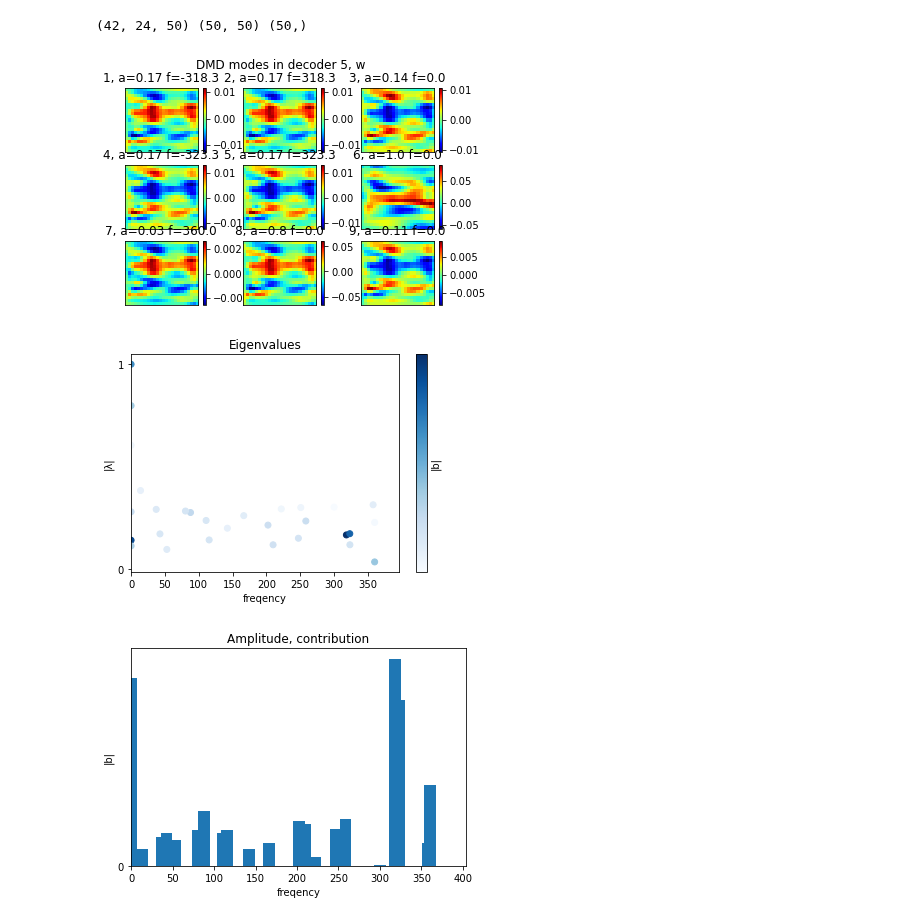
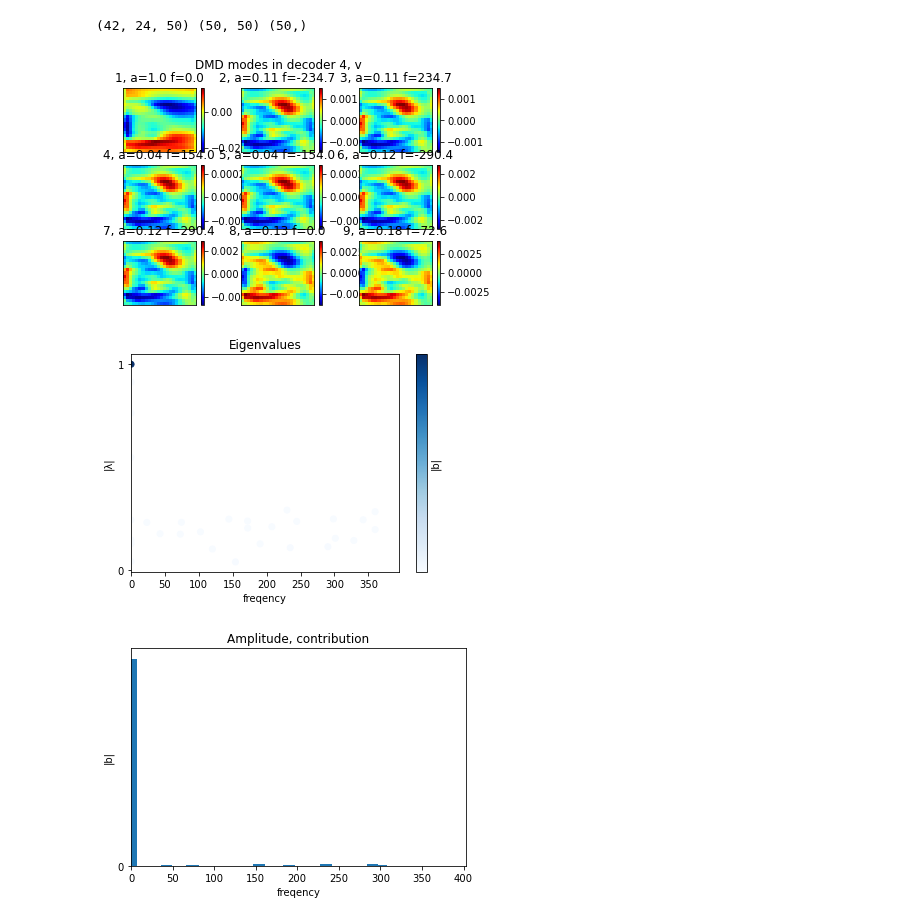
Before and after one commit to MagriLab/MD-CNN-AE, a Jupyter notebook: visualise_modes.ipynb, the cells around one changed output. Cells and saved outputs as stored; diff of their text form; code cells hidden in the pictures.

```diff
--- a/visualise_modes.ipynb
+++ b/visualise_modes.ipynb
@@ -29,7 +29,7 @@ X = np.vstack((vz,vy)) # new shape [2*ny,nz,nt]
 print(X.shape)
 # %%
 #================= autoencoder data ========================
-folder = '/home/ym917/OneDrive/PhD/Code_md-ae/MD_10__2022_02_19__14_04_07/'
+folder = '/home/ym917/OneDrive/PhD/Code_md-ae/MD_10__2022_02_21__10_01_23/'
 filename = folder + 'results.h5'
 hf = h5py.File(filename,'r')
 decomp_test = np.array(hf.get('modes_test'))
@@ -38,7 +38,7 @@ print("Finished loading data.")
 [latent_dim,nt,ny,nz,nu] = decomp_test.shape
 print(latent_dim,nt,ny,nz,nu)
 
-WhichDecoder = 4
+WhichDecoder = 3
 vy = decomp_test[WhichDecoder,:,:,:,0].astype('float64')
 vy = np.transpose(vy,[1,2,0])
 vz = decomp_test[WhichDecoder,:,:,:,1].astype('float64')
@@ -135,7 +136,7 @@ mode_z = Phi[:ny,:,:].real # X was built vstack(vz,vy)
 mode_y = Phi[ny:,:,:].real # has shape [ny,nz,modes]
 
 whichmode = 0
-whichvelocity = 'w'
+whichvelocity = 'v'
 save_img = True
 # plot mean flow (b = 1.0)
 # plt.figure()
@@ -175,36 +176,36 @@ else:
 lam_r, lam_f = dmd.get_frequency(dt)
 b_r = dmd.get_amplitude()
 plt.figure()
 plt.scatter(lam_f,lam_r,c=b_r,cmap='Blues',vmin=0,vmax=max(b_r))
 plt.colorbar(label='|b|',ticks=[])
 plt.xlabel('freqency')
 plt.ylabel('|λ|')
 plt.title('Eigenvalues')
 plt.yticks([0,1])
 # plt.hlines(1,0,360,colors='k',linestyles='dotted')
 plt.xlim(left=0)
 plt.show()
 
 # ## plot amplitude
 max_fq = max(lam_f)
 plt.figure()
 # plt.plot(lam_f_sorted,b_r_sorted)
 plt.bar(lam_f,b_r,width=700/dmd.r)
 plt.xlabel('freqency')
 plt.ylabel('|b|')
 plt.title('Amplitude, contribution')
 # plt.xticks([])
 plt.xlim(left=0)
 plt.yticks([0])
 if save_img:
     p = folder + "DMD_amp_" + str(WhichDecoder+1) + ".png"
     plt.savefig(p)
 else:
     plt.show()
 # %% [output]
-[figure, old version]
+[figure, new version]
-[figure, old version]
+[figure, new version]
-[figure, old version]
+[figure, new version]
 # %%
 #==================== actual flow =========================
 time = 0
```
Also changed, not shown: parts of 3 cells of this notebook, 1 other file.
